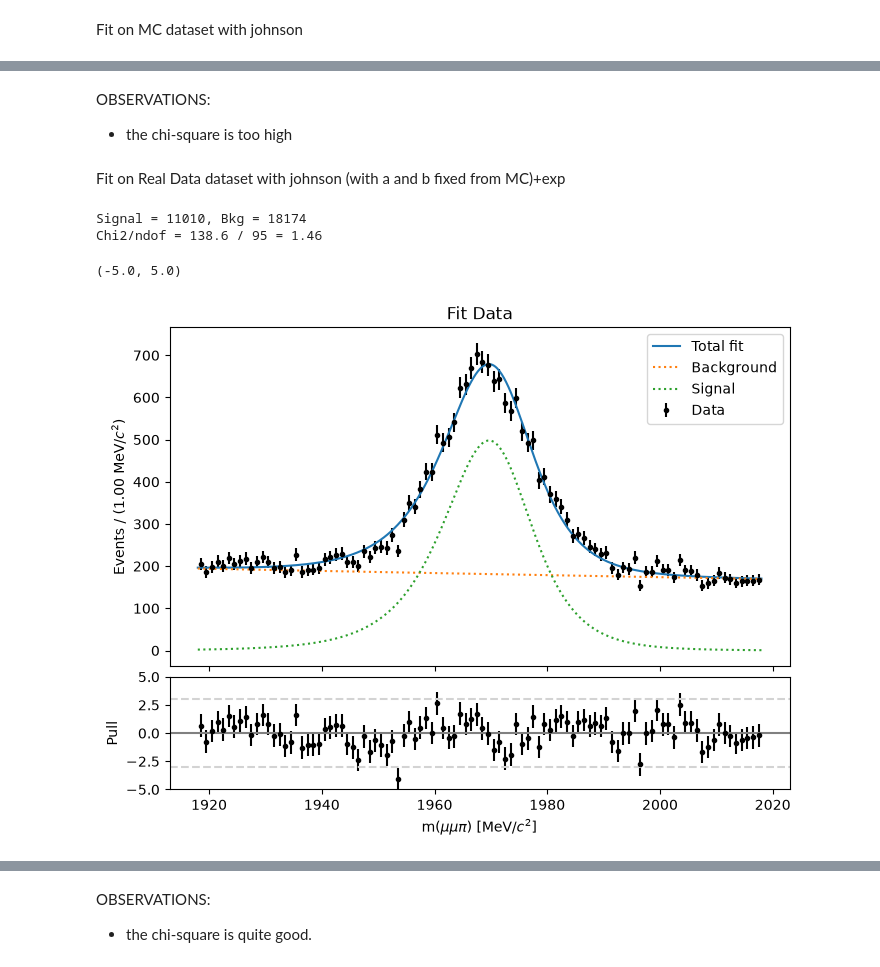
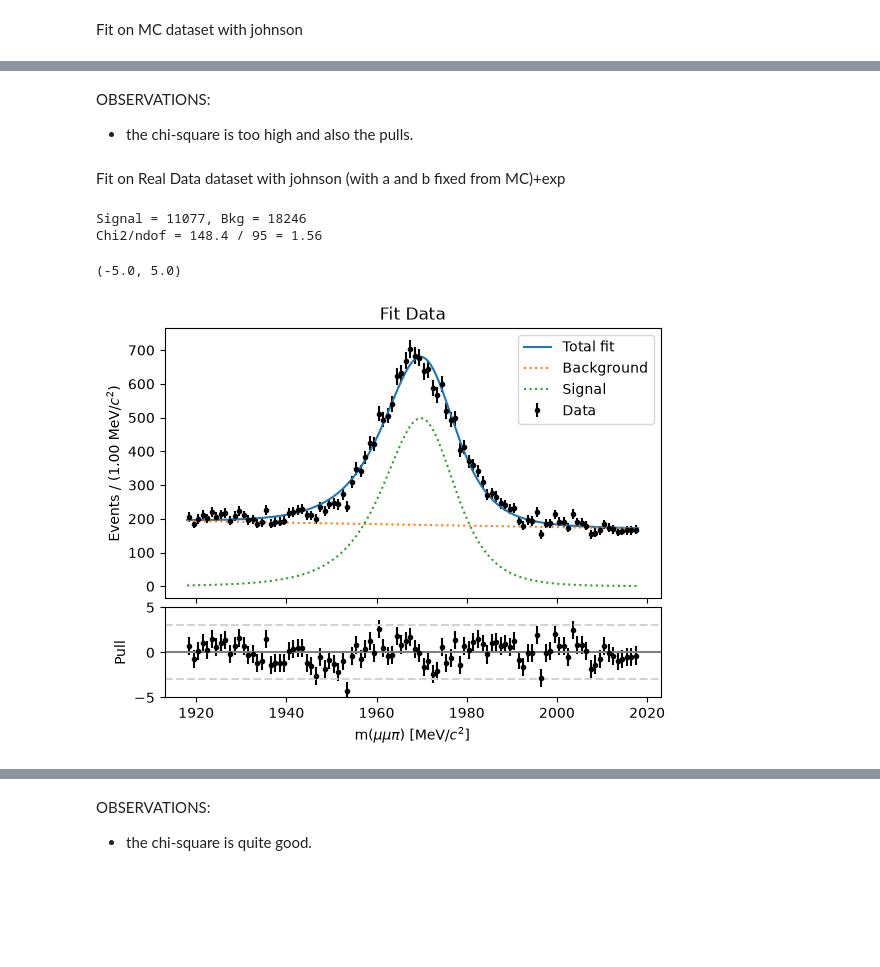
Before and after one commit to lhcb-bicocca/tesi_impicciche, a Jupyter notebook: notebooks/skimming.ipynb, the cells around one changed output, grey strips where cells are left out. Saved outputs shown, nothing was run; the diff lists cells and outputs as text; code cells hidden in the pictures; blank space fills up the shorter version.

```diff
--- a/notebooks/skimming.ipynb
+++ b/notebooks/skimming.ipynb
@@ -226,30 +257,42 @@ counts_mc, bin_edges = np.histogram(m_mc, bins=100, range=(m_min, m_max))
 bin_centers = (bin_edges[:-1] + bin_edges[1:]) / 2
 bin_width = (m_max - m_min) / 100  #100 bins choice
 
+def nll_mc(params):
+    n_sig, a, b, loc, scale = params
+    prob_sig = pdf_sig(m_mc, a, b, loc, scale)
+    arg_log = n_sig * prob_sig
+    likelihood = np.sum(np.log(arg_log)) - n_sig
+    return -likelihood
+
 def model_mc(x, n_sig, a, b, loc, scale):
-    return n_sig * pdf_sig(x, a, b, loc, scale) * bin_width #I used bins and not single value
+    return n_sig * pdf_sig(x, a, b, loc, scale) * bin_width
 
 p0_mc = [len(m_mc), 1, 1, 1969, 12] #ds_M=1969 and ds_lrgh=12
 
-popt_mc, pcov_mc = curve_fit(model_mc, bin_centers, counts_mc, sigma=np.sqrt(counts_mc), p0=p0_mc)
-n_mc, a_fixed, b_fixed, loc_mc, scale_mc = popt_mc
+#popt_mc, pcov_mc = curve_fit(model_mc, bin_centers, counts_mc, sigma=np.sqrt(counts_mc), p0=p0_mc)
+#n_mc, a_fixed, b_fixed, loc_mc, scale_mc = popt_mc
+
+result = minimize(nll_mc, p0_mc, method='Nelder-Mead')
+n_mc, a_fixed, b_fixed, loc_mc, scale_mc = result.x
+
+
 print(f"a = {a_fixed:.3f}, b = {b_fixed:.3f}")
 
 #---------------------------------------------------------------------------
 #pulls
 expected_mc = model_mc(bin_centers, n_mc, a_fixed, b_fixed, loc_mc, scale_mc)
 err_mc = np.sqrt(counts_mc)
-pulls = (counts_mc - expected_mc) / np.where(err_mc == 0, 1, err_mc)
+pulls = (counts_mc - expected_mc) / err_mc
 
 #chi2
 chi2_mc = np.sum(pulls**2)
-ndof_mc = len(counts_mc) - len(popt_mc)
+ndof_mc = len(counts_mc) - 5
 print(f"Chi2/ndof = {chi2_mc:.1f} / {ndof_mc} = {chi2_mc/ndof_mc:.2f}")
 
 #plot
 x_plot = np.linspace(m_min, m_max, 500)
 
-fig, (ax1, ax2) = plt.subplots(2, 1, figsize=(8, 6), gridspec_kw={'height_ratios': [3, 1]}, sharex=True)
+fig, (ax1, ax2) = plt.subplots(2, 1, gridspec_kw={'height_ratios': [3, 1]}, sharex=True)
 fig.subplots_adjust(hspace=0.05)
 
 ax1.errorbar(bin_centers, counts_mc, yerr=err_mc, fmt='.k', label='Data')
@@ -274,18 +317,31 @@ Chi2/ndof = 918.7 / 95 = 9.67
 # %% [markdown]
 OBSERVATIONS:
-* the chi-square is too high
+* the chi-square is too high and also the pulls.
 # %% [markdown]
 Fit on Real Data dataset with johnson (with a and b fixed from MC)+exp
 # %%
 counts_data, bin_edges_data = np.histogram(m_data, bins=100, range=(m_min, m_max))
+
+def nll_data(params):
+    n_sig, n_bkg, loc, scale, lam = params
+    prob_sig = pdf_sig(m_data, a_fixed, b_fixed, loc, scale)
+    prob_bkg = pdf_bkg(m_data, lam)
+    arg_log = (n_sig * prob_sig) + (n_bkg * prob_bkg)
+    likelihood = np.sum(np.log(arg_log)) - (n_sig + n_bkg)
+    return -likelihood
 
 def model_data(x, n_sig, n_bkg, loc, scale, lam):
     return (n_sig * pdf_sig(x, a_fixed, b_fixed, loc, scale) + n_bkg * pdf_bkg(x, lam)) * bin_width
 
 p0_data = [len(m_data)*0.5, len(m_data)*0.5, loc_mc, scale_mc, 0.001] #half bkg and half sign + little exp
 
-popt_data, pcov_data = curve_fit(model_data, bin_centers, counts_data, sigma=np.sqrt(counts_data), p0=p0_data)
-n_sig, n_bkg, loc_data, scale_data, lam_data = popt_data
+
+result_data = minimize(nll_data, p0_data, method='Nelder-Mead')
+n_sig, n_bkg, loc_data, scale_data, lam_data = result_data.x
+
+#popt_data, pcov_data = curve_fit(model_data, bin_centers, counts_data, sigma=np.sqrt(counts_data), p0=p0_data)
+#n_sig, n_bkg, loc_data, scale_data, lam_data = popt_data
+
 print(f"Signal = {n_sig:.0f}, Bkg = {n_bkg:.0f}")
 
 
@@ -313,38 +369,38 @@ df_data_ds.loc[mask_data, 'sWeight'] = sweights_sig ## add weights_col to the df
 #pulls
 expected_data = model_data(bin_centers, n_sig, n_bkg, loc_data, scale_data, lam_data)
 err_data = np.sqrt(counts_data)
 pulls_data = (counts_data - expected_data) / err_data
 
 #chi2
 chi2_data = np.sum(pulls_data**2)
-ndof_data = len(counts_data) - len(popt_data)
+ndof_data = len(counts_data) - 5
 print(f"Chi2/ndof = {chi2_data:.1f} / {ndof_data} = {chi2_data/ndof_data:.2f}")
 
 #plot
-fig, (ax1, ax2) = plt.subplots(2, 1, figsize=(8, 6), gridspec_kw={'height_ratios': [3, 1]}, sharex=True)
+fig, (ax1, ax2) = plt.subplots(2, 1, gridspec_kw={'height_ratios': [3, 1]}, sharex=True)
 fig.subplots_adjust(hspace=0.05)
 
 ax1.errorbar(bin_centers, counts_data, yerr=err_data, fmt='.k', label='Data')
 ax1.plot(x_plot, model_data(x_plot, n_sig, n_bkg, loc_data, scale_data, lam_data), label='Total fit')
 ax1.plot(x_plot, model_data(x_plot, 0, n_bkg, loc_data, scale_data, lam_data), ':', label='Background')
 ax1.plot(x_plot, model_data(x_plot, n_sig, 0, loc_data, scale_data, lam_data), ':', label='Signal')
 
 ax1.set_title("Fit Data")
 ax1.set_ylabel(f"Events / ({bin_width:.2f} MeV/$c^2$)")
 ax1.legend()
 
 ax2.errorbar(bin_centers, pulls_data, yerr=np.ones_like(pulls_data), fmt='.k')
 ax2.axhline(0, color='gray', linestyle='-')
 ax2.axhline(3, color='lightgray', linestyle='--')
 ax2.axhline(-3, color='lightgray', linestyle='--')
 ax2.set_xlabel(r"m($\mu\mu\pi$) [MeV/$c^2$]")
 ax2.set_ylabel("Pull")
 ax2.set_ylim(-5, 5)
 # %% [output]
-Signal = 11010, Bkg = 18174
-Chi2/ndof = 138.6 / 95 = 1.46
+Signal = 11077, Bkg = 18246
+Chi2/ndof = 148.4 / 95 = 1.56
 (-5.0, 5.0)
-[figure, old version]
+[figure, new version]
 # %%
 print(sweights_sig)
 # %% [output]
```
Also changed, not shown: parts of 13 cells of this notebook.
